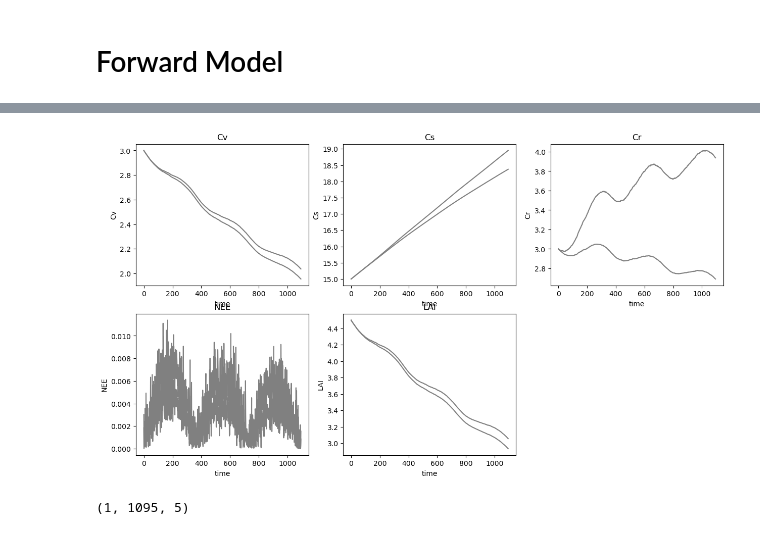
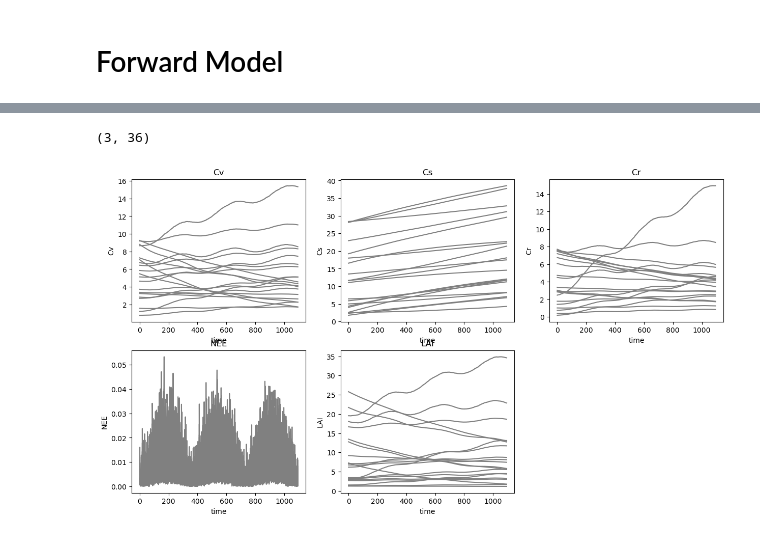
Before and after one commit to arob5/Bayesian-inference-with-surrogates, a Jupyter notebook: experiments/vsem/vsem_experiment.ipynb, the cells around one changed output, grey strips where cells are left out. Drawn from its saved outputs; the diff is of its cells as text; code cells hidden in the pictures.

Commit message:
Progress on vsem experiment.

```diff
--- a/experiments/vsem/vsem_experiment.ipynb
+++ b/experiments/vsem/vsem_experiment.ipynb
@@ -61,0 +96,6 @@ plt.show()
+# %%
+n_days = 365 * 2
+par_names = vsem.get_vsem_par_names()
+
+likelihood = VSEMLikelihood(rng, n_days, par_names)
+prior = vsem.DefaultVSEMPrior(likelihood.par_names)
@@ -62,15 +125,25 @@ plt.show()
+# %%
+test = likelihood.par_to_obs_map(prior.sample(3))
+test.shape
+# %% [output]
+(3, 36)
 # %%
-par_names = ["KEXT", "Av"]
+
+# par_names = ["KEXT", "Av"]
+par_names = vsem.get_vsem_par_names()
+
 forward_model = vsem.get_vsem_fwd_model(driver, par_names, simplify=False)
 # %%
-par = np.array([[0.2, 0.2], [0.1, 0.3]])
+burn_in_start = 0
+par = prior.sample(20)
+# par_more_root = par.copy()
+#par_more_root[0,:6] = par[0,:6] * 4
+# par = np.vstack((par, par_more_root))
+
+
 output = forward_model(par)
-vsem_plot = vsem.plot_vsem_outputs(output, nrows=2)
+vsem_plot = vsem.plot_vsem_outputs(output[:,burn_in_start:,:], nrows=2)
 
 display(vsem_plot)
 # %% [output]
-[figure, old version]
+[figure, new version]
-# %%
-output.shape
-# %% [output]
-(1, 1095, 5)
```
Also changed, not shown: parts of 10 cells of this notebook, 1 other file.
